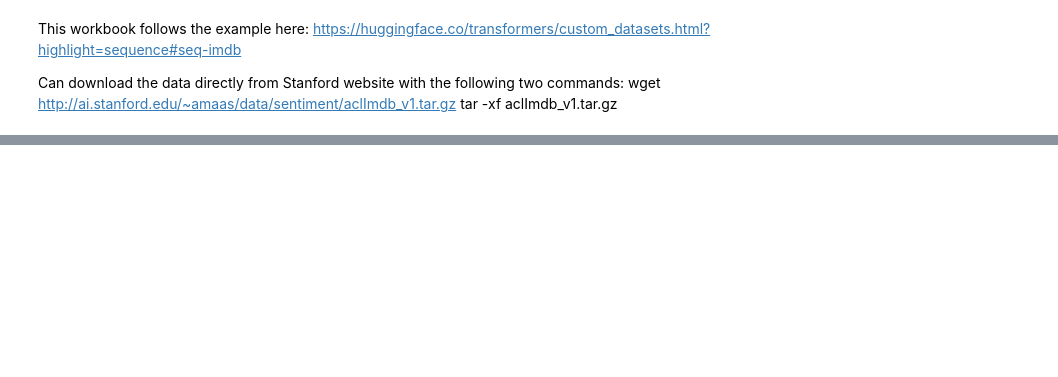
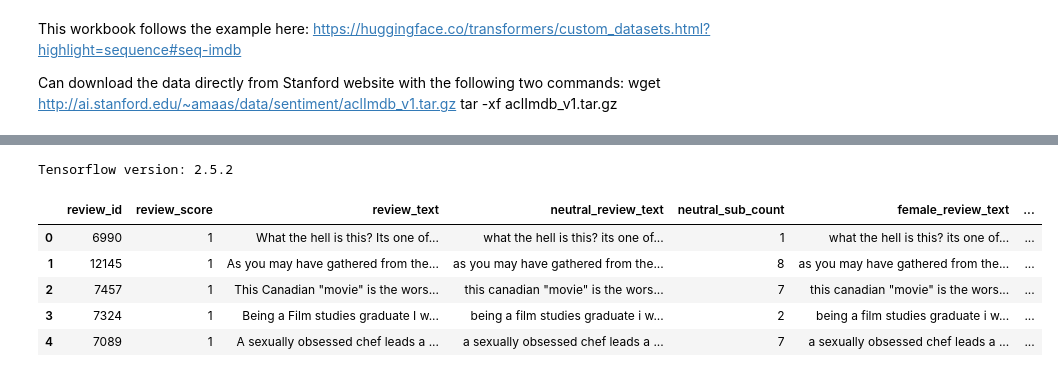
Before and after one commit to stemlock/w266_final_project, a Jupyter notebook: Base_Model_Colab_v1.ipynb, the cells around one changed output, grey strips where cells are left out. Cells and saved outputs as stored; diff of their text form; code cells hidden in the pictures; blank space fills up the shorter version.

Commit message:
Updated colab notebook with new data splits

```diff
--- a/Base_Model_Colab_v1.ipynb
+++ b/Base_Model_Colab_v1.ipynb
@@ -31,3 +29,7 @@ from sklearn.model_selection import train_test_split
 
 import tensorflow as tf
 from transformers import DistilBertTokenizerFast, TFDistilBertForSequenceClassification, TFTrainer, TFTrainingArguments
+# %%
+print("Tensorflow version:", tf.__version__)
+# %% [output]
+Tensorflow version: 2.5.2
@@ -41,5 +41,12 @@ seed = 42
 # %%
 # Read in processed data (Rows with NA in the neutral_review_text had no tokens replaced)
-df_train = pd.read_csv('data/processed_train.csv')
-df_test = pd.read_csv('data/processed_test.csv')
+df_train = pd.read_csv('data/model_train.csv')
+df_test = pd.read_csv('data/model_test.csv')
 df_train.head()
+# %% [output]
+|  | review_id | review_score | review_text | neutral_review_text | neutral_sub_count | female_review_text | ... |
+| 0 | 6990 | 1 | What the hell is this? Its one of... | what the hell is this? its one of... | 1 | what the hell is this? its one of... | ... |
+| 1 | 12145 | 1 | As you may have gathered from the... | as you may have gathered from the... | 8 | as you may have gathered from the... | ... |
+| 2 | 7457 | 1 | This Canadian "movie" is the wors... | this canadian "movie" is the wors... | 7 | this canadian "movie" is the wors... | ... |
+| 3 | 7324 | 1 | Being a Film studies graduate I w... | being a film studies graduate i w... | 2 | being a film studies graduate i w... | ... |
+| 4 | 7089 | 1 | A sexually obsessed chef leads a ... | a sexually obsessed chef leads a ... | 7 | a sexually obsessed chef leads a ... | ... |
```
Also changed, not shown: parts of 52 cells of this notebook.
